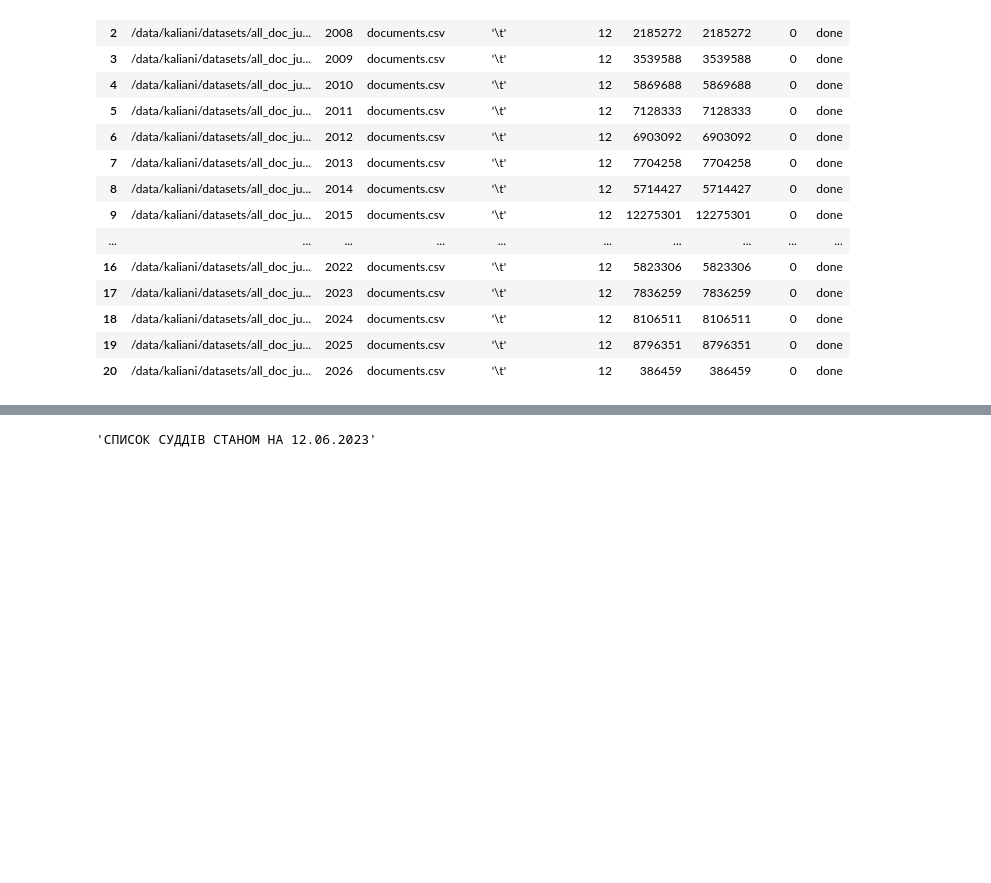
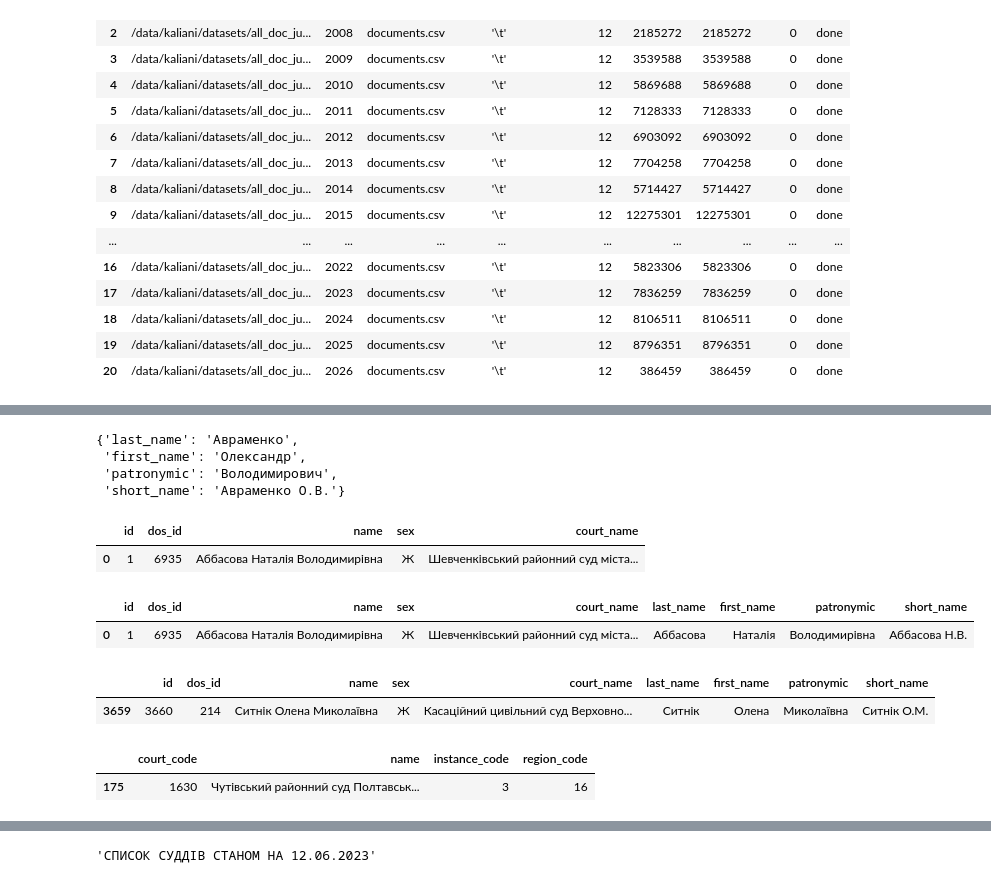
Before and after one commit to kaliani/vibe-judges, a Jupyter notebook: notebooks/check_and_load.ipynb, the cells around one changed output, grey strips where cells are left out. Saved outputs shown, nothing was run; the diff lists cells and outputs as text; code cells hidden in the pictures; blank space fills up the shorter version.

```diff
--- a/notebooks/check_and_load.ipynb
+++ b/notebooks/check_and_load.ipynb
@@ -854 +854,38 @@ df = pd.read_excel("/data/kaliani/datasets/judges__list/main-spisok-suddiv-na-09
+# %%
+def split_name(full_name: str) -> dict:
+    if not isinstance(full_name, str) or not full_name.strip():
+        return {"last_name": "", "first_name": "", "patronymic": "", "initials": ""}
+
+    parts = full_name.strip().split()
+    if len(parts) < 2:
+        return {"last_name": "", "first_name": "", "patronymic": "", "initials": ""}
+
+    last_name = parts[0]
+    first_name = parts[1] if len(parts) > 1 else ""
+    patronymic = parts[2] if len(parts) > 2 else ""
+
+    initials = ""
+    if first_name:
+        initials += first_name[0].upper() + "."
+    if patronymic:
+        initials += patronymic[0].upper() + "."
+
+    return {
+        "last_name": last_name,
+        "first_name": first_name,
+        "patronymic": patronymic,
+        "short_name": last_name+ " " +initials,
+    }
+
+split_name("Авраменко Олександр Володимирович")
+# %% [output]
+{'last_name': 'Авраменко',
+ 'first_name': 'Олександр',
+ 'patronymic': 'Володимирович',
+ 'short_name': 'Авраменко О.В.'}
+# %%
+df.head(1)
+# %% [output]
+|  | id | dos_id | name | sex | court_name |
+| 0 | 1 | 6935 | Аббасова Наталія Володимирівна | Ж | Шевченківський районний суд міста... |
 # %%
@@ -861,3 +894,8 @@ df = df.rename(columns=cols1)
+# %%
+df.head(1)
+# %% [output]
+|  | id | dos_id | name | sex | court_name | last_name | first_name | patronymic | short_name |
+| 0 | 1 | 6935 | Аббасова Наталія Володимирівна | Ж | Шевченківський районний суд міста... | Аббасова | Наталія | Володимирівна | Аббасова Н.В. |
 # %%
 cols2 = {"Прізвище, ім'я, по батькові \n(сортування за алфавітом)": "name",
          "Найменування суду, до якого призначено (обрано) особу": "court_name_old"}
@@ -865,0 +908,10 @@ df_other = pd.read_excel("/data/kaliani/datasets/judges__list/spisok-suddiv-na-1
+# %%
+df.sample(1)
+# %% [output]
+|  | id | dos_id | name | sex | court_name | last_name | first_name | patronymic | short_name |
+| 3659 | 3660 | 214 | Ситнік Олена Миколаївна | Ж | Касаційний цивільний суд Верховно... | Ситнік | Олена | Миколаївна | Ситнік О.М. |
+# %%
+courts.sample(1)
+# %% [output]
+|  | court_code | name | instance_code | region_code |
+| 175 | 1630 | Чутівський районний суд Полтавськ... | 3 | 16 |
```
Also changed, not shown: parts of 18 cells of this notebook.
